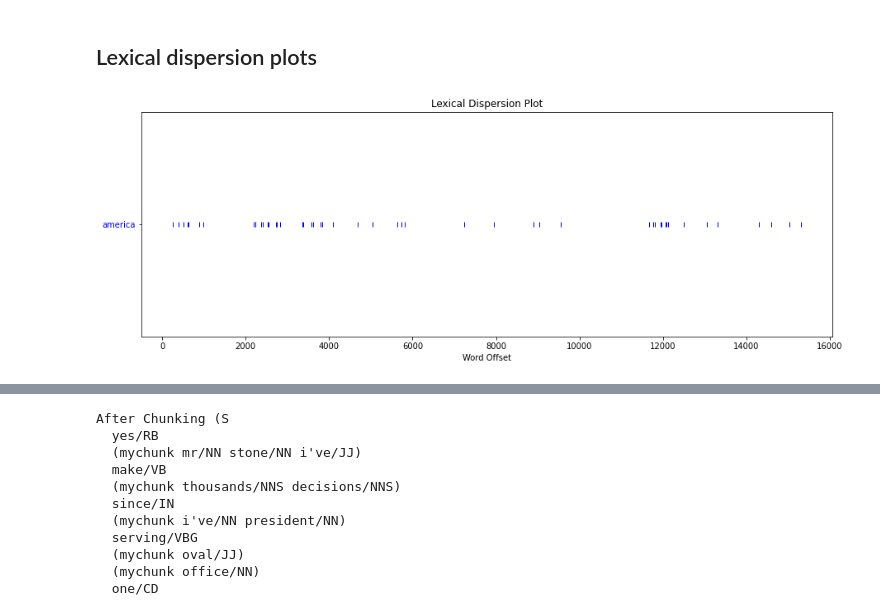
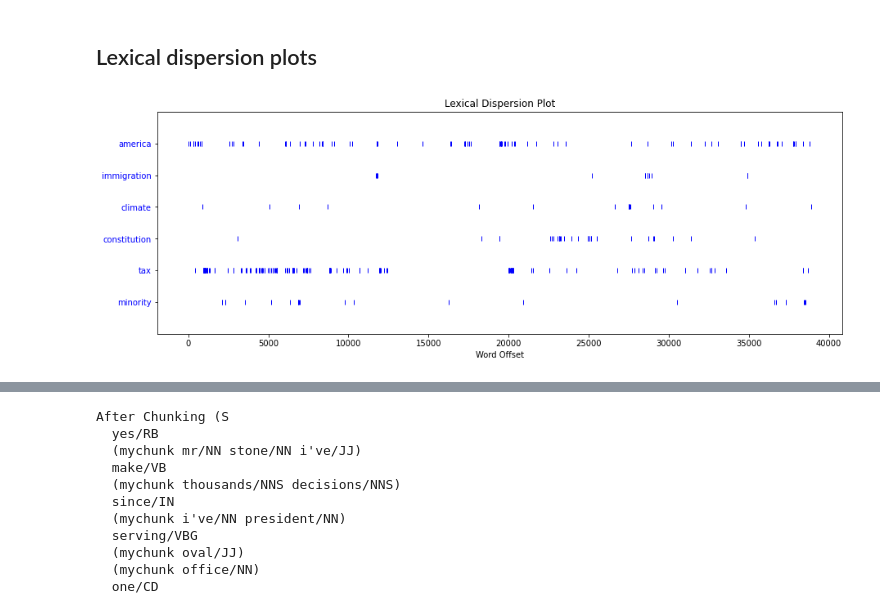
Before and after one commit to Nomi/PoliticalAnalysisNLP, a Jupyter notebook: ProjectDataAnalysis.ipynb, the cells around one changed output, grey strips where cells are left out. Saved outputs shown, nothing was run; the diff lists cells and outputs as text; code cells hidden in the pictures.

Commit message:
Modify lexical dispersion plots

```diff
--- a/ProjectDataAnalysis.ipynb
+++ b/ProjectDataAnalysis.ipynb
@@ -342,6 +342,6 @@ plt.show()
 # %% [markdown]
 ## Lexical dispersion plots
 # %%
-text_dem_platform_2016.dispersion_plot(['america'])
+nltk.Text(lemmatized_tokens_rep_platform_1980 + lemmatized_tokens_rep_platform_2016).dispersion_plot(['america', 'immigration', 'climate', 'constitution', 'tax', 'minority'])
 # %% [output]
-[figure, old version]
+[figure, new version]
```
Also changed, not shown: parts of 11 cells of this notebook, 1 other file.
